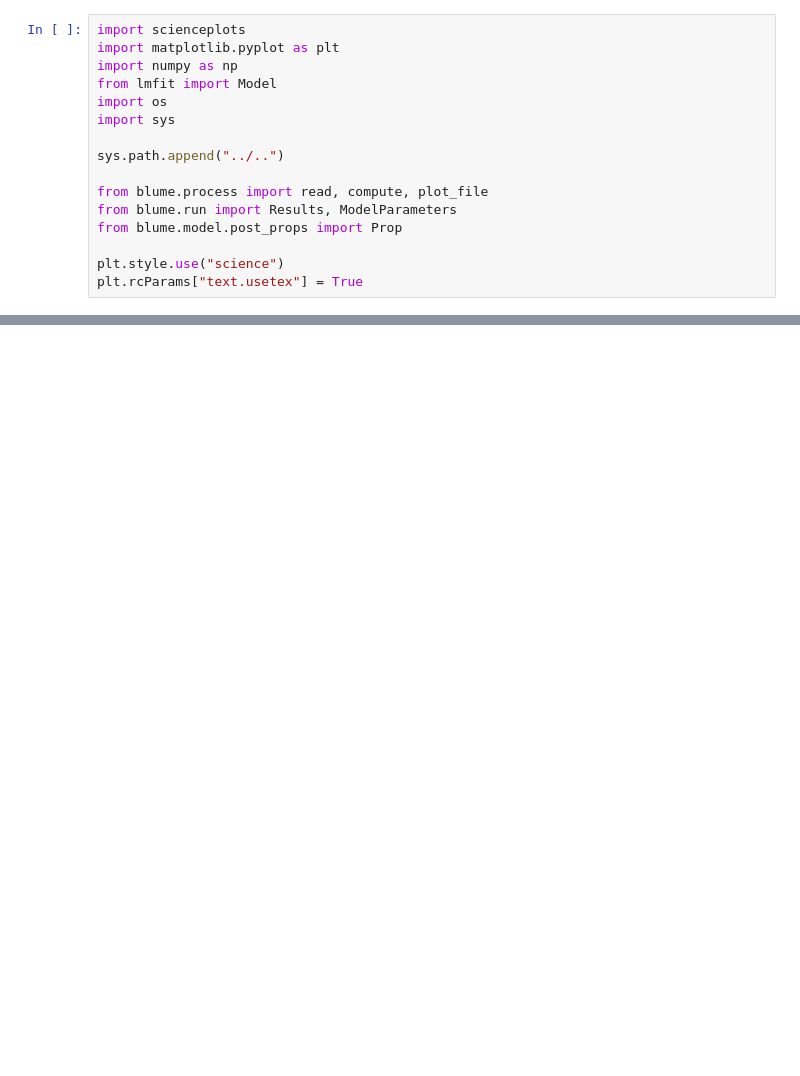
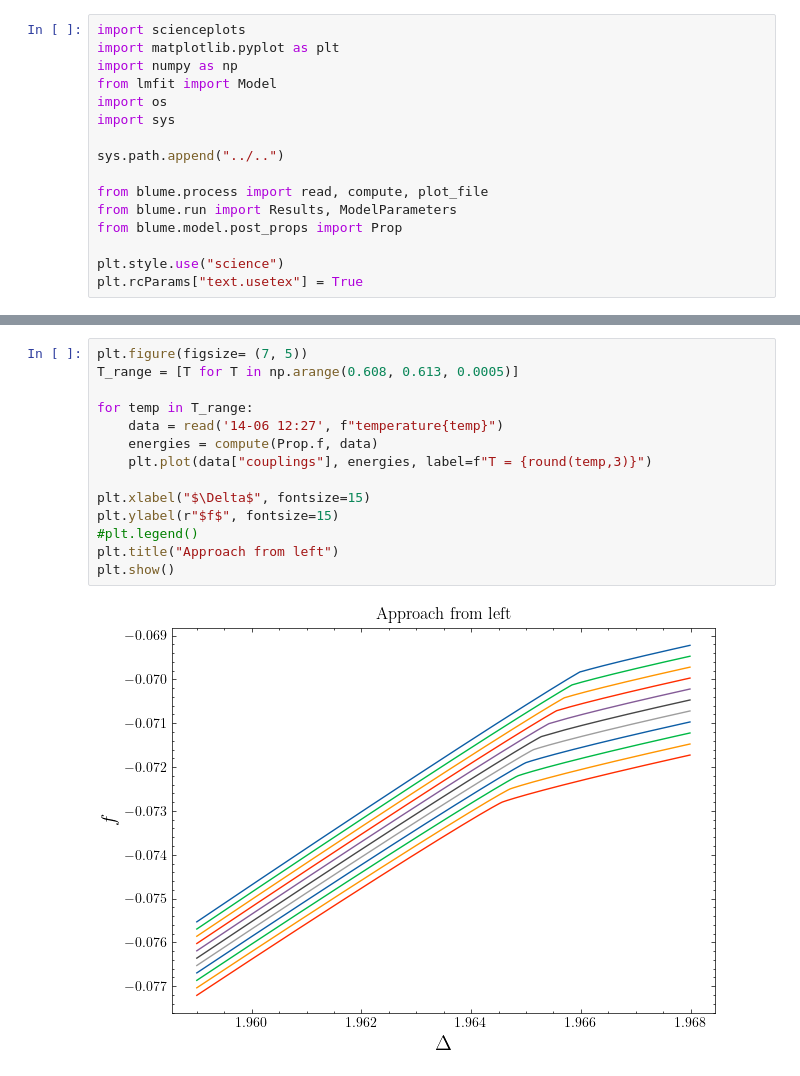
Before and after one commit to DerkNiessink/Blume, a Jupyter notebook: analysis/blume/tricritical.ipynb, the cells around one changed output, grey strips where cells are left out. Drawn from its saved outputs; the diff is of its cells as text; blank space fills up the shorter version.

```diff
--- a/analysis/blume/tricritical.ipynb
+++ b/analysis/blume/tricritical.ipynb
@@ -48 +82,17 @@ Done
+# %%
+plt.figure(figsize= (7, 5))
+T_range = [T for T in np.arange(0.608, 0.613, 0.0005)]
+
+for temp in T_range:
+    data = read('14-06 12:27', f"temperature{temp}")
+    energies = compute(Prop.f, data)
+    plt.plot(data["couplings"], energies, label=f"T = {round(temp,3)}")
+
+plt.xlabel("$\Delta$", fontsize=15)
+plt.ylabel(r"$f$", fontsize=15)
+#plt.legend()
+plt.title("Approach from left")
+plt.show()
+# %% [output]
+[figure, added]
 # %%
```
Also changed, not shown: parts of 20 cells of this notebook, 12 other files.
